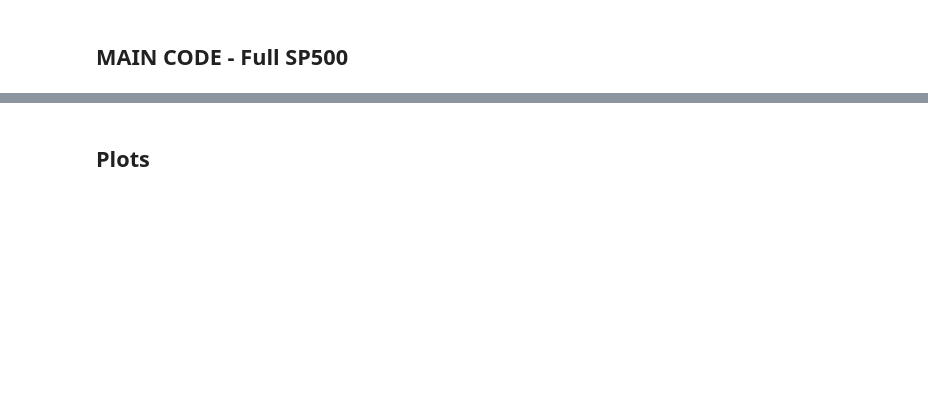
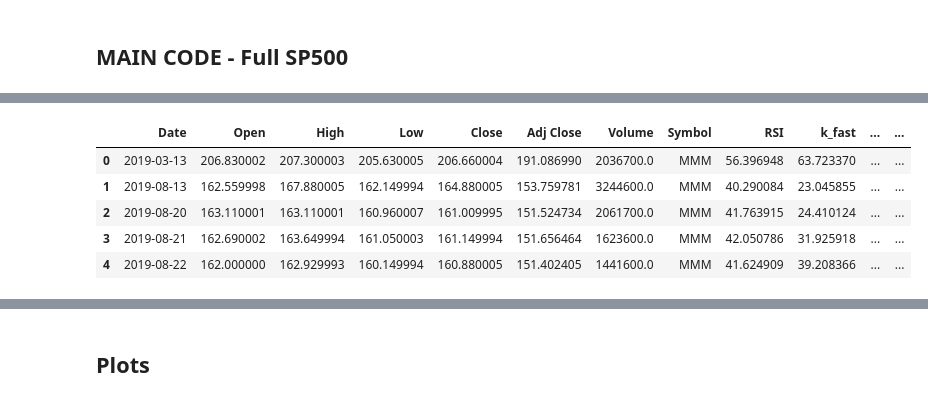
Before and after one commit to arjygh/stocksandoptions, a Jupyter notebook: stonks.ipynb, the cells around one changed output, grey strips where cells are left out. Drawn from its saved outputs; the diff is of its cells as text; code cells hidden in the pictures; blank space fills up the shorter version.

```diff
--- a/stonks.ipynb
+++ b/stonks.ipynb
@@ -446,0 +372,86 @@ NaT
+# %%
+#%%capture capt
+#passed_trades.sort_values(by=['Date', 'CBI'], ascending=False, inplace=True)
+CBI_cutoff = 1.0
+passed_trades = passed_trades[passed_trades['CBI']<CBI_cutoff].reset_index(drop=True)
+passed_trades["Buy_Price"] = np.nan
+passed_trades["Buy_Date"] = np.nan
+passed_trades["Sell_Price"] = np.nan
+passed_trades["Sell_Date"] = np.nan
+passed_trades["Holding_Period"] = np.nan
+passed_trades["Price_Delta"] = np.nan
+passed_trades['Profit or Loss'] = np.nan
+passed_trades['Buy_Slippage'] = np.nan
+passed_trades['Sell_Slippage'] = np.nan
+
+#passed_trades.head()
+#full_df0.head()
+for buy in passed_trades.index:
+    ticker = passed_trades.loc[buy]['Symbol']
+    CBI_price = passed_trades.loc[buy]['Close']
+    buy_chance = passed_trades.loc[buy]['Date'] + timedelta(days=1)
+    buy_date = full_df0.loc[(full_df0['Date'] >= buy_chance) & (full_df0['Symbol'] == ticker)]['Date'].iloc[0]
+    buy_price = full_df0.loc[(full_df0['Date'] >= buy_date) & (full_df0['Symbol'] == ticker)]['Open'].iloc[0]
+    buy_slippage = 100.*(buy_price - CBI_price)/CBI_price
+
+    passed_trades.at[buy, "Buy_Price"] = buy_price
+    passed_trades.at[buy, "Buy_Date"] = buy_date
+    passed_trades.at[buy, "Buy_Slippage"] = buy_slippage
+
+    # enter conditions for sale
+    all_sell_chances = full_df0.loc[(full_df0['Symbol']==ticker) & (full_df0['Date']>buy_date)
+                                    & (full_df0['Date']<=test_days[-1])].copy()
+    all_sell_chances['Price_Delta'] = 100.*(all_sell_chances['Close'] - buy_price)/buy_price
+    stop_loss_cutoff = -25.
+    stop_loss_date = all_sell_chances[all_sell_chances['Price_Delta']<=stop_loss_cutoff]['Date'].min()
+
+    #print(stop_loss_date.min())
+
+    signal_sell_date = all_sell_chances[(all_sell_chances['RSI_slope']<=0.0)
+                                         & (all_sell_chances['MACD_Div_slope']<=0.0)
+                                         & (all_sell_chances['MACD_Div_intercept']>=0)
+                                         & (all_sell_chances['d_slow']>=50.)
+                                         & (all_sell_chances['Price_Delta']>0)]['Date'].min()
+    #without stop loss
+    #signal_sell_chance = all_sell_chances[(all_sell_chances['Date']==signal_sell_date)]
+
+    #with stop loss
+    signal_sell_chance = all_sell_chances[(all_sell_chances['Date']==min(signal_sell_date, stop_loss_date))]
+
+    if len(signal_sell_chance)>=1 and signal_sell_date<test_days[-1]:
+        signal_sell_price = signal_sell_chance['Close']
+        #first sell chance is 1 business day after signal
+        try:
+            first_sell_chance = all_sell_chances[all_sell_chances['Date']>signal_sell_date].iloc[0]
+        except Exception as e:
+            print(signal_sell_date)
+            print(all_sell_chances[all_sell_chances['Date']>signal_sell_date])
+            traceback.print_exc()
+
+    else:
+        signal_sell_price = np.nan
+        #if no signal to sell, then force sell on last day of year 31st dec
+        print(ticker, buy_date)
+        first_sell_chance = all_sell_chances.iloc[-1]
+
+
+
+    #print(signal_sell_price)
+
+    if len(first_sell_chance)>=1:
+        sell_price = first_sell_chance['Open']
+        sell_date = first_sell_chance['Date']
+        sell_slippage = 100.*(sell_price - signal_sell_price)/signal_sell_price
+        price_delta = 100.*(sell_price - buy_price)/buy_price
+        holding_delta = (sell_date - buy_date)
+        passed_trades.at[buy, 'Sell_Price'] = sell_price
+        passed_trades.at[buy, 'Sell_Date'] = first_sell_chance['Date']#.strftime("%Y-%m-%d")
+        passed_trades.at[buy, 'Price_Delta'] = price_delta
+        passed_trades.at[buy, 'Holding_Period'] = holding_delta.days
+        passed_trades.at[buy, "Sell_Slippage"] = sell_slippage
+        #print(ticker, sell_date)
+
+
+passed_trades['Profit or Loss'] = np.where(passed_trades['Price_Delta']>=0., 'Profit', 'Loss')
+passed_trades.head()
+# %% [output]
@@ -446,0 +475,6 @@ NaT
+|  | Date | Open | High | Low | Close | Adj Close | Volume | Symbol | RSI | k_fast | ... | ... |
+| 0 | 2019-03-13 | 206.830002 | 207.300003 | 205.630005 | 206.660004 | 191.086990 | 2036700.0 | MMM | 56.396948 | 63.723370 | ... | ... |
+| 1 | 2019-08-13 | 162.559998 | 167.880005 | 162.149994 | 164.880005 | 153.759781 | 3244600.0 | MMM | 40.290084 | 23.045855 | ... | ... |
+| 2 | 2019-08-20 | 163.110001 | 163.110001 | 160.960007 | 161.009995 | 151.524734 | 2061700.0 | MMM | 41.763915 | 24.410124 | ... | ... |
+| 3 | 2019-08-21 | 162.690002 | 163.649994 | 161.050003 | 161.149994 | 151.656464 | 1623600.0 | MMM | 42.050786 | 31.925918 | ... | ... |
+| 4 | 2019-08-22 | 162.000000 | 162.929993 | 160.149994 | 160.880005 | 151.402405 | 1441600.0 | MMM | 41.624909 | 39.208366 | ... | ... |
```
Also changed, not shown: parts of 12 cells of this notebook, 4 other files.
